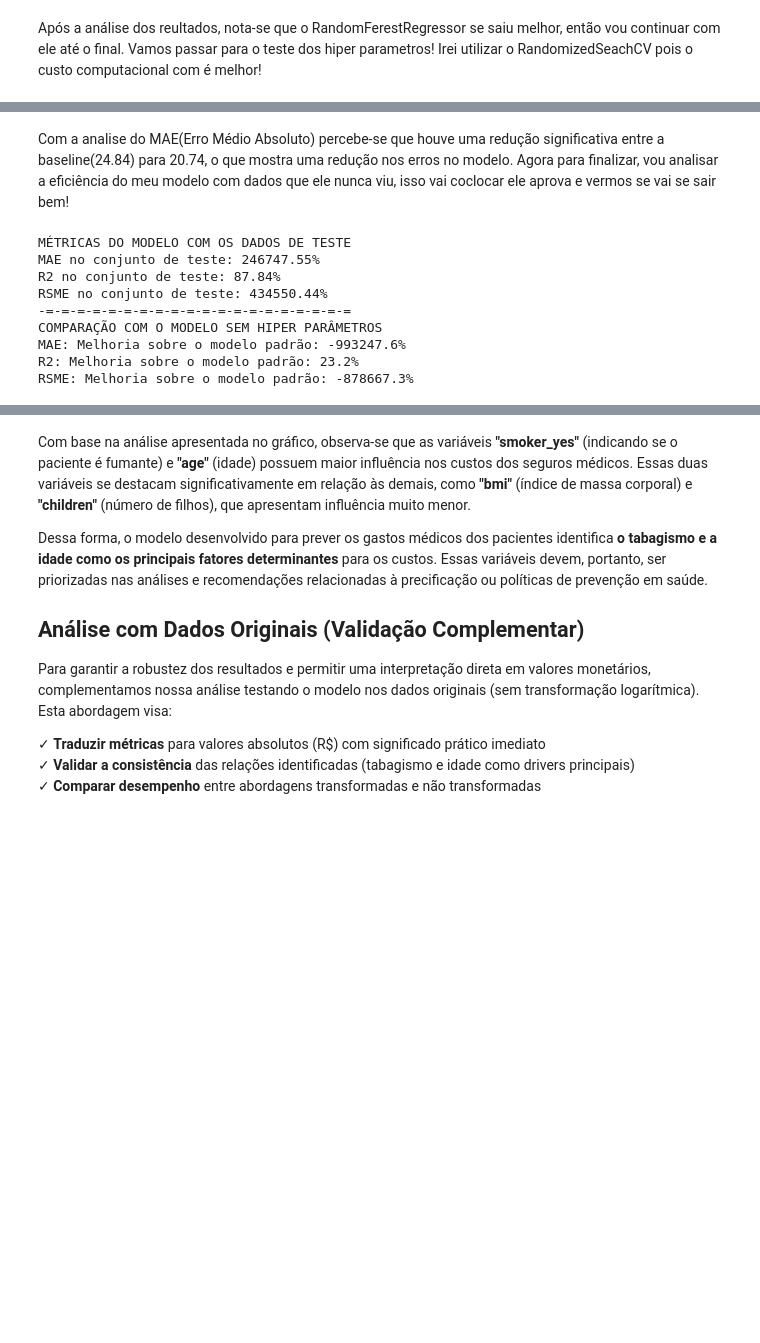
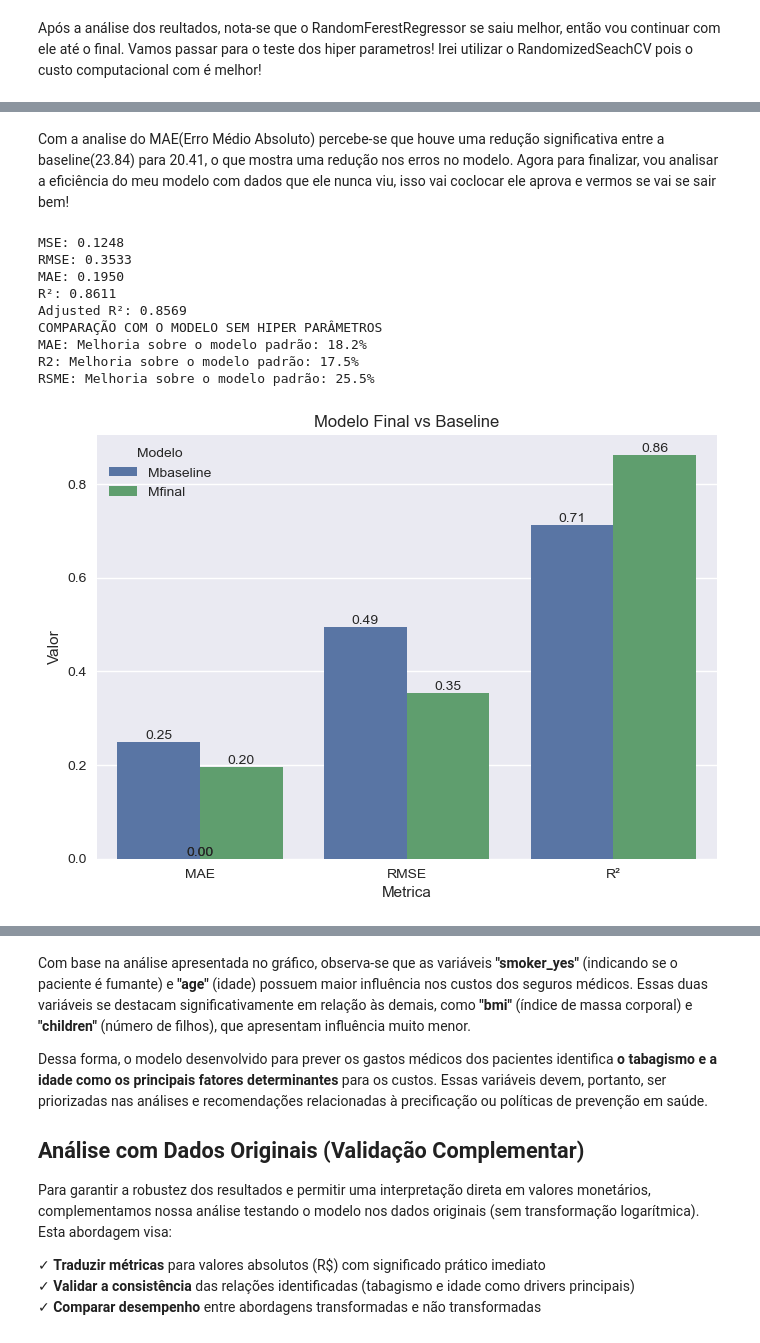
Before and after one commit to Riansito/Analise-de-Custos-de-Seguro-Saude-Modelagem-Preditiva, a Jupyter notebook: Notebooks/modeloPredição.ipynb, the cells around one changed output, grey strips where cells are left out. Cells and saved outputs as stored; diff of their text form; code cells hidden in the pictures; blank space fills up the shorter version.

```diff
--- a/Notebooks/modeloPredição.ipynb
+++ b/Notebooks/modeloPredição.ipynb
@@ -133,36 +156,50 @@ Melhor MAE: 2549.3854555741846
 # %% [markdown]
-Com a analise do MAE(Erro Médio Absoluto) percebe-se que houve uma redução significativa entre a baseline(24.84) para 20.74, o que mostra uma redução nos erros no modelo. Agora para finalizar, vou analisar a eficiência do meu modelo com dados que ele nunca viu, isso vai coclocar ele aprova e vermos se vai se sair bem!
+Com a analise do MAE(Erro Médio Absoluto) percebe-se que houve uma redução significativa entre a baseline(23.84) para 20.41, o que mostra uma redução nos erros no modelo. Agora para finalizar, vou analisar a eficiência do meu modelo com dados que ele nunca viu, isso vai coclocar ele aprova e vermos se vai se sair bem!
 # %%
 # Modelo com melhores parâmetros
 melhorModelo = rf_random.best_estimator_
 
 # Avaliação no teste
-y_pred = melhorModelo.predict(X_test[["children", "age", "smoker_yes", "bmi"]])
-maeTest = mean_absolute_error(y_test, y_pred)
-r2Test = r2_score(y_test, y_pred)
-rsmeTest = np.sqrt(mean_squared_error(y_test, y_pred))
-#Metrica no conjunto de teste
-print("MÉTRICAS DO MODELO COM OS DADOS DE TESTE")
-print(f"MAE no conjunto de teste: {maeTest*100:.2f}%")
-print(f"R2 no conjunto de teste: {r2Test*100:.2f}%")
-print(f"RSME no conjunto de teste: {rsmeTest*100:.2f}%")
-print("-="*20)
+y_pred = melhorModelo.predict(X_test)
+
+
+# Avaliação
+resultados = avaliaModelo(y_test, y_pred)
+maeTest = resultados['MAE']
+rsmeTest = resultados['RMSE']
+r2Test = resultados['R²']
+
+# Mostrar as métricas
+for k, v in resultados.items():
+    print(f"{k}: {v:.4f}")
 
 # Comparação com baseline
 print("COMPARAÇÃO COM O MODELO SEM HIPER PARÂMETROS")
-print(f"MAE: Melhoria sobre o modelo padrão: {(0.2484 - maeTest)/0.2484*100:.1f}%")
-print(f"R2: Melhoria sobre o modelo padrão: {(r2Test - 0.7132)/0.7132*100:.1f}%")
-print(f"RSME: Melhoria sobre o modelo padrão: {(0.4945 - rsmeTest)/0.4945*100:.1f}%")
+print(f"MAE: Melhoria sobre o modelo padrão: {(0.2384 - maeTest)/0.2384*100:.1f}%")
+print(f"R2: Melhoria sobre o modelo padrão: {(r2Test - 0.7332)/0.7332*100:.1f}%")
+print(f"RSME: Melhoria sobre o modelo padrão: {(0.4745 - rsmeTest)/0.4745*100:.1f}%")
 # %% [output]
-MÉTRICAS DO MODELO COM OS DADOS DE TESTE
-MAE no conjunto de teste: 246747.55%
-R2 no conjunto de teste: 87.84%
-RSME no conjunto de teste: 434550.44%
--=-=-=-=-=-=-=-=-=-=-=-=-=-=-=-=-=-=-=-=
+MSE: 0.1248
+RMSE: 0.3533
+MAE: 0.1950
+R²: 0.8611
+Adjusted R²: 0.8569
 COMPARAÇÃO COM O MODELO SEM HIPER PARÂMETROS
-MAE: Melhoria sobre o modelo padrão: -993247.6%
-R2: Melhoria sobre o modelo padrão: 23.2%
-RSME: Melhoria sobre o modelo padrão: -878667.3%
+MAE: Melhoria sobre o modelo padrão: 18.2%
+R2: Melhoria sobre o modelo padrão: 17.5%
+RSME: Melhoria sobre o modelo padrão: 25.5%
+# %%
+# Criar DataFrame com os dados
+
+df_valores = pd.DataFrame({
+    'Valores': [0.2484, 0.4945, 0.7132, 0.1950, 0.3533, 0.8611],
+    'Metrica': ['MAE', 'RMSE', 'R²', 'MAE', 'RMSE', 'R²'],
+    'Modelo' : ['Mbaseline', 'Mbaseline', 'Mbaseline', 'Mfinal', 'Mfinal', 'Mfinal']
+},)
+
+avalicao.diferencaModeloFinalBL(df_valores)
+# %% [output]
+[figure, added]
 # %% [markdown]
 O modelo ajustado com hiperparâmetros obteve resultados bastante expressivos no conjunto de dados de teste. Abaixo estão as principais métricas alcançadas, com suas interpretações:
 
```
Also changed, not shown: parts of 10 cells of this notebook, 1 other file.
